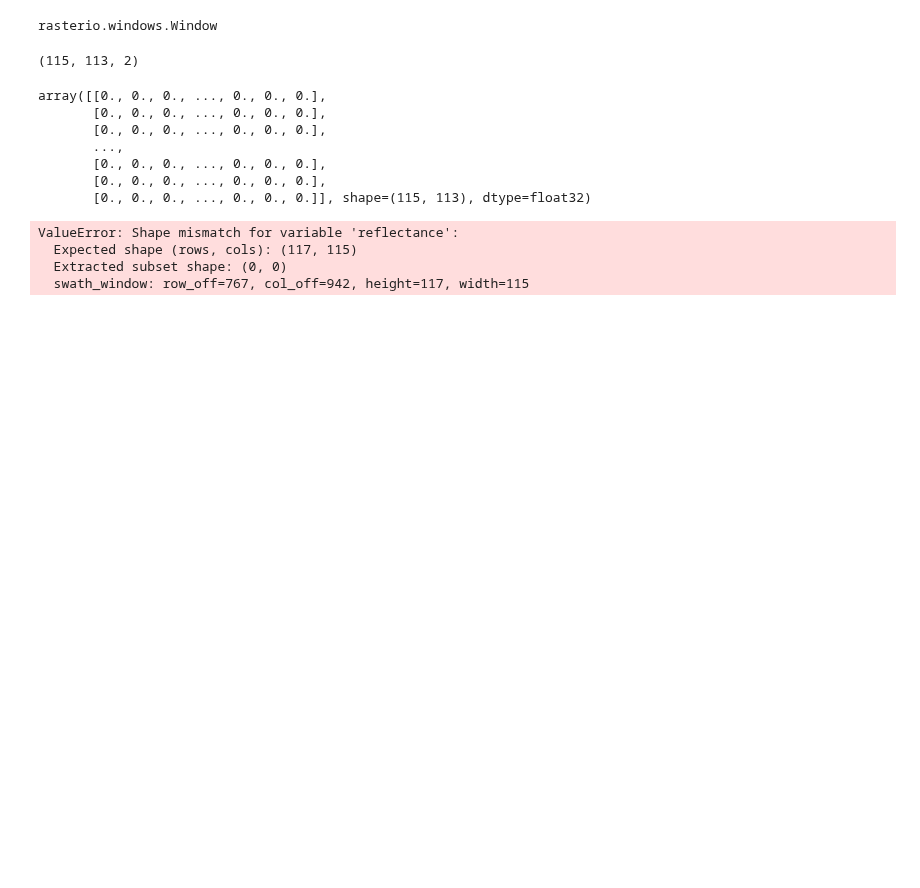
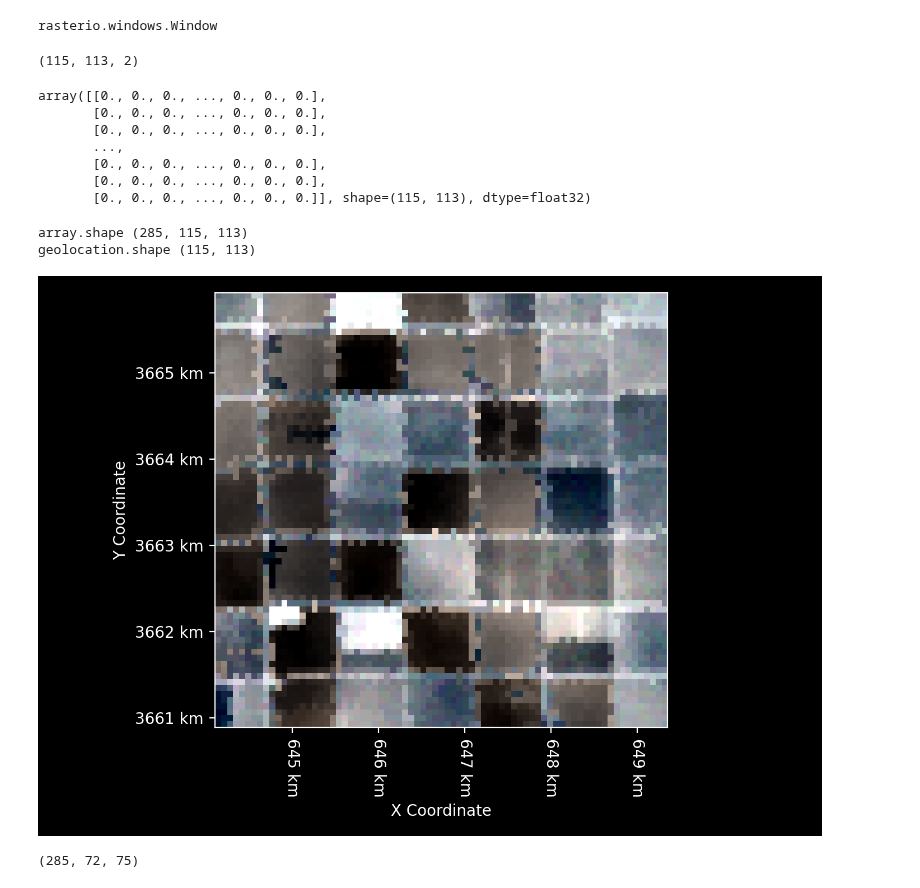
Before and after one commit to STARS-Data-Fusion/EMIT-L2A-RFL, a Jupyter notebook: notebooks/EMIT L2A Reflectance Geolocation.ipynb, the cells around one changed output. Cells and saved outputs as stored; diff of their text form; code cells hidden in the pictures; blank space fills up the shorter version.

Commit message:
getting subset resampling working

```diff
--- a/notebooks/EMIT L2A Reflectance Geolocation.ipynb
+++ b/notebooks/EMIT L2A Reflectance Geolocation.ipynb
@@ -265,10 +265,13 @@ array([[0., 0., 0., ..., 0., 0., 0.],
        [0., 0., 0., ..., 0., 0., 0.],
        [0., 0., 0., ..., 0., 0., 0.]], shape=(115, 113), dtype=float32)
 # %%
-granule.reflectance(geometry=geometry)
-# granule.reflectance()
+reflectance_subset = granule.reflectance(geometry=geometry)
+reflectance_subset
 # %% [output]
-ValueError: Shape mismatch for variable 'reflectance':
-  Expected shape (rows, cols): (117, 115)
-  Extracted subset shape: (0, 0)
-  swath_window: row_off=767, col_off=942, height=117, width=115
+array.shape (285, 115, 113)
+geolocation.shape (115, 113)
+[figure, added]
+# %%
+reflectance_subset.shape
+# %% [output]
+(285, 72, 75)
```
Also changed, not shown: parts of 1 cell of this notebook, 13 other files.
